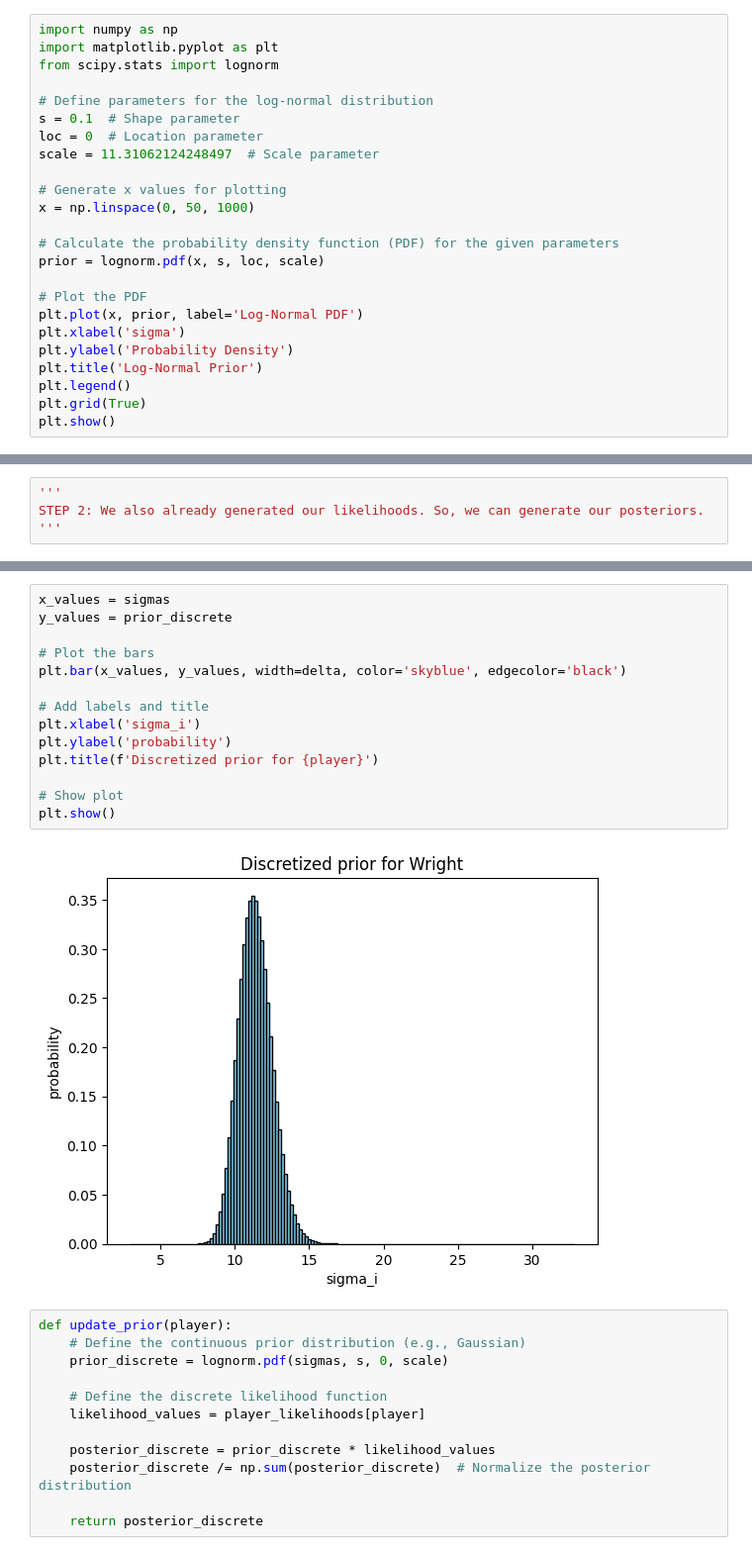
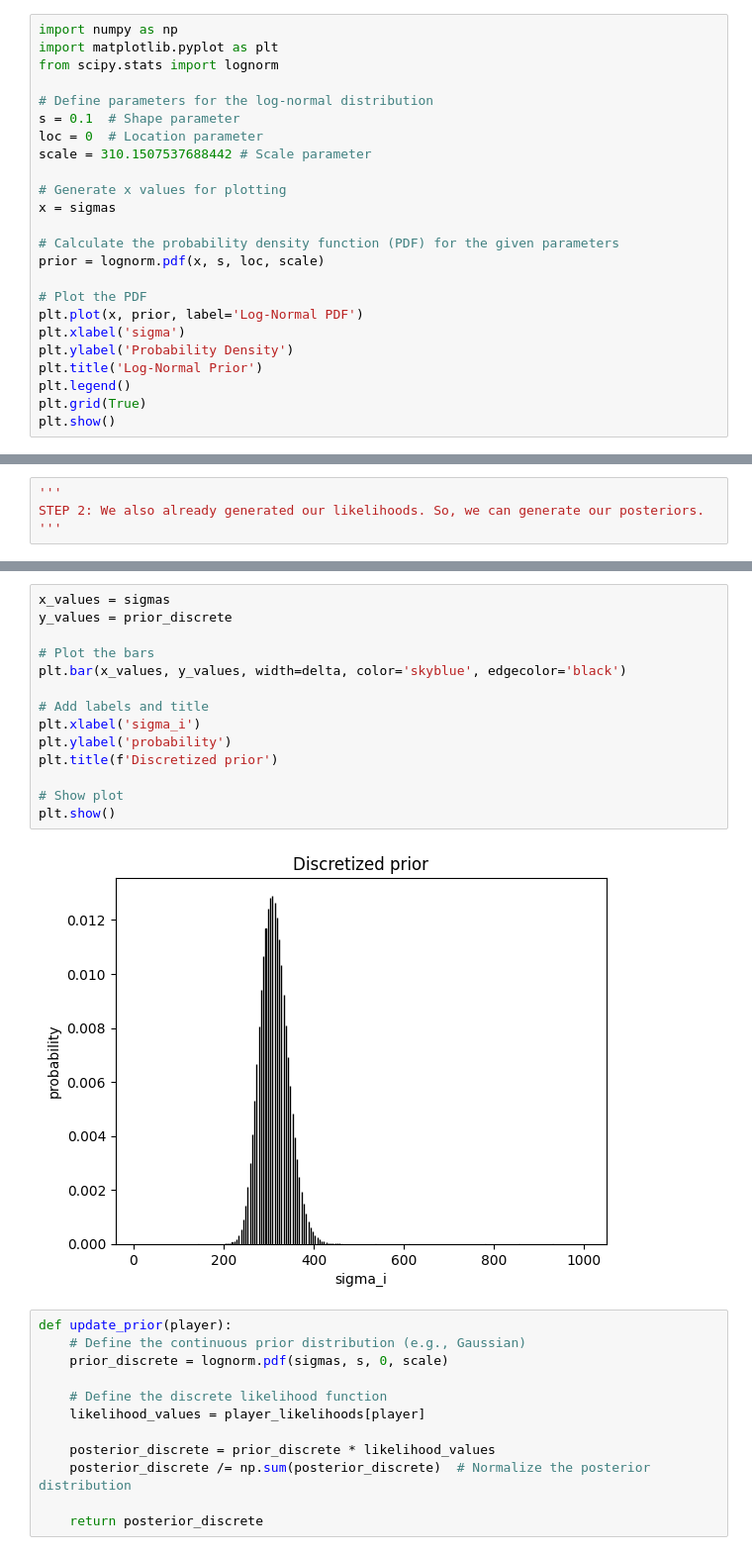
Before and after one commit to sigmanfreud/empirical-bayes-darts, a Jupyter notebook: darts-heatmap-generation.ipynb, the cells around one changed output, grey strips where cells are left out. Shown: that part at 99% size. Saved outputs shown, nothing was run; the diff lists cells and outputs as text.

```diff
--- a/darts-heatmap-generation.ipynb
+++ b/darts-heatmap-generation.ipynb
@@ -37,10 +49,10 @@ from scipy.stats import lognorm
 # Define parameters for the log-normal distribution
 s = 0.1  # Shape parameter
 loc = 0  # Location parameter
-scale = 11.31062124248497  # Scale parameter
+scale = 310.1507537688442 # Scale parameter
 
 # Generate x values for plotting
-x = np.linspace(0, 50, 1000)
+x = sigmas
 
 # Calculate the probability density function (PDF) for the given parameters
 prior = lognorm.pdf(x, s, loc, scale)
@@ -85,19 +97,19 @@ array([7.55462935e-39, 3.01657144e-35, 4.98476579e-32, 3.85114308e-29,
 # %%
 x_values = sigmas
 y_values = prior_discrete
 
 # Plot the bars
 plt.bar(x_values, y_values, width=delta, color='skyblue', edgecolor='black')
 
 # Add labels and title
 plt.xlabel('sigma_i')
 plt.ylabel('probability')
-plt.title(f'Discretized prior for {player}')
+plt.title(f'Discretized prior')
 
 # Show plot
 plt.show()
 # %% [output]
-[figure, old version]
+[figure, new version]
 # %%
 def update_prior(player):
     # Define the continuous prior distribution (e.g., Gaussian)
```
Also changed, not shown: parts of 8 cells of this notebook, 2 other files.
